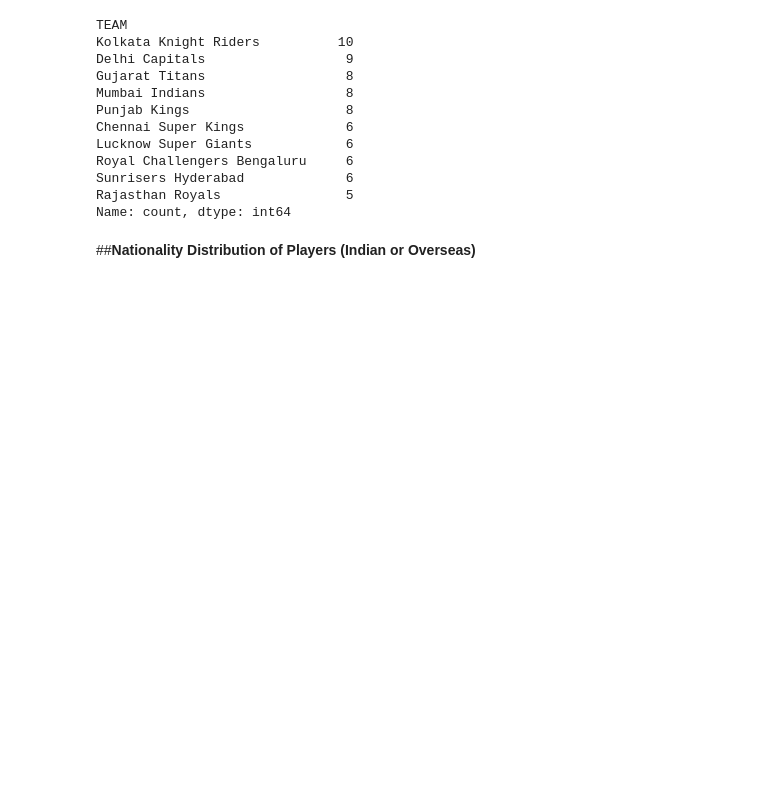
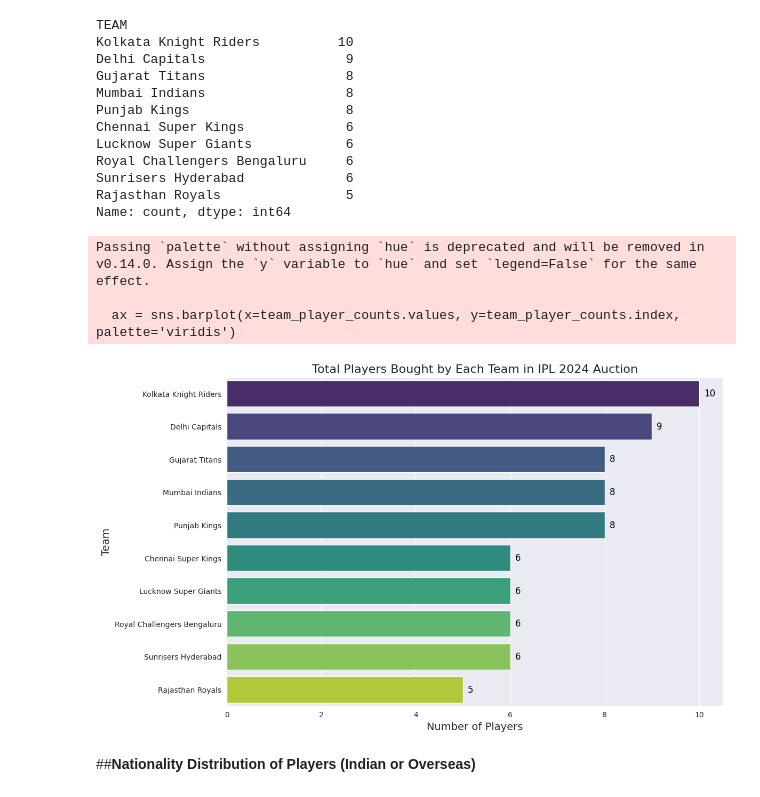
Before and after one commit to mandarvshinde/EDA-IPL2024-Aucton-Data, a Jupyter notebook: ipl2024_auction.ipynb, the cells around one changed output. Saved outputs shown, nothing was run; the diff lists cells and outputs as text; code cells hidden in the pictures; blank space fills up the shorter version.

```diff
--- a/ipl2024_auction.ipynb
+++ b/ipl2024_auction.ipynb
@@ -101,6 +101,33 @@ Royal Challengers Bengaluru     6
 Sunrisers Hyderabad             6
 Rajasthan Royals                5
 Name: count, dtype: int64
+# %%
+# Calculate player counts for each team
+team_player_counts = df['TEAM'].value_counts().sort_values(ascending=False)
+
+# Set the style for the plot
+plt.figure(figsize=(12, 8))
+sns.set_style("darkgrid")
+
+# Create the horizontal bar plot
+ax = sns.barplot(x=team_player_counts.values, y=team_player_counts.index, palette='viridis')
+
+# Add labels and title
+plt.title('Total Players Bought by Each Team in IPL 2024 Auction', fontsize=16)
+plt.xlabel('Number of Players', fontsize=14)
+plt.ylabel('Team', fontsize=14)
+
+# Display the player counts on the bars
+for i, v in enumerate(team_player_counts.values):
+    ax.text(v + 0.1, i, str(v), color='black', fontsize=12, va='center')
+
+# Show plot
+plt.show()
+# %% [output]
+Passing `palette` without assigning `hue` is deprecated and will be removed in v0.14.0. Assign the `y` variable to `hue` and set `legend=False` for the same effect.
+
+  ax = sns.barplot(x=team_player_counts.values, y=team_player_counts.index, palette='viridis')
+[figure, added]
 # %% [markdown]
 ##**Nationality Distribution of Players (Indian or Overseas)**
 # %%
```
